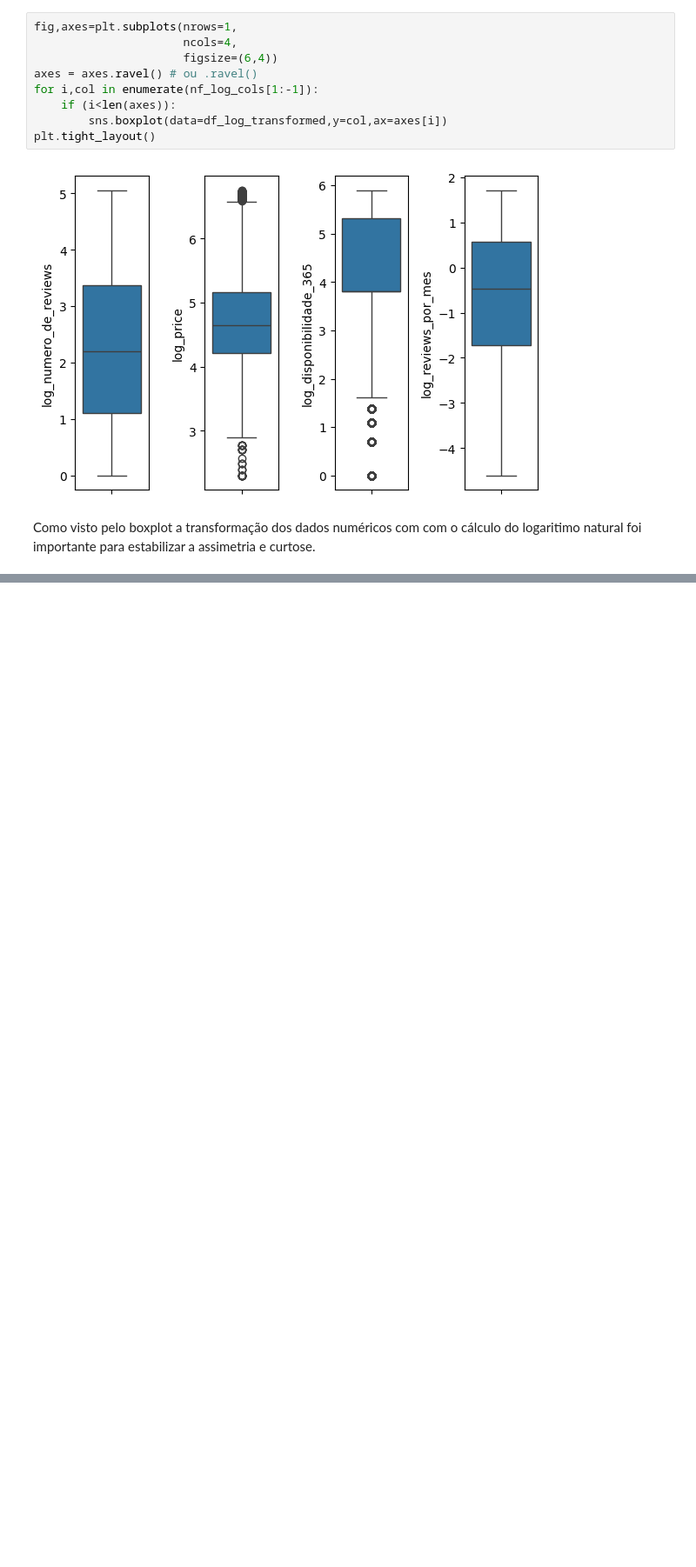
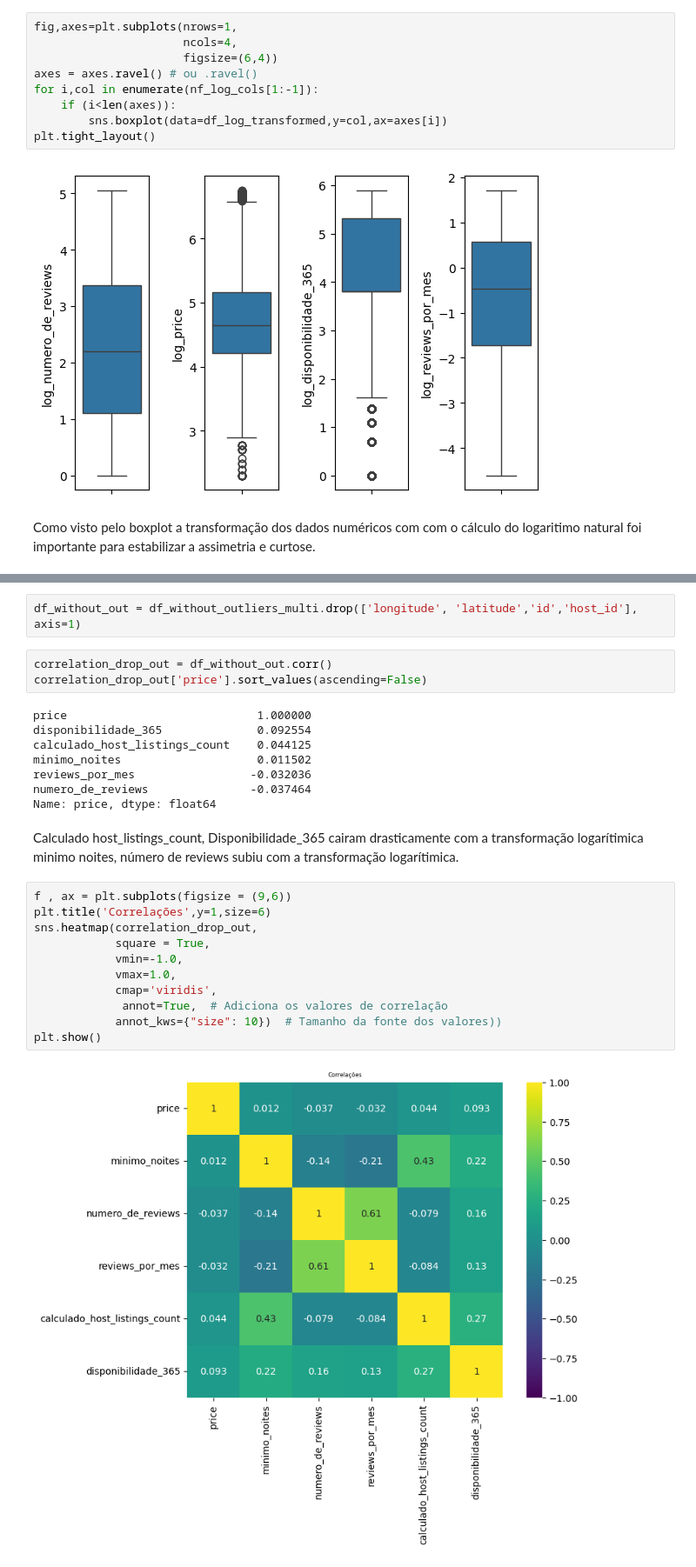
Before and after one commit to IanPerigoVianna/Lighthouse_DataScience, a Jupyter notebook: LH_CD_IAN_LUCAS_PERIGO_VIANNA.ipynb, the cells around one changed output, grey strips where cells are left out. Shown at 87% size. Drawn from its saved outputs; the diff is of its cells as text; blank space fills up the shorter version.

```diff
--- a/LH_CD_IAN_LUCAS_PERIGO_VIANNA.ipynb
+++ b/LH_CD_IAN_LUCAS_PERIGO_VIANNA.ipynb
@@ -836,0 +901,29 @@ Como visto pelo boxplot a transformação dos dados numéricos com com o cálcul
+# %%
+df_without_out = df_without_outliers_multi.drop(['longitude', 'latitude','id','host_id'], axis=1)
+# %%
+correlation_drop_out = df_without_out.corr()
+correlation_drop_out['price'].sort_values(ascending=False)
+# %% [output]
+price                            1.000000
+disponibilidade_365              0.092554
+calculado_host_listings_count    0.044125
+minimo_noites                    0.011502
+reviews_por_mes                 -0.032036
+numero_de_reviews               -0.037464
+Name: price, dtype: float64
+# %% [markdown]
+Calculado host_listings_count, Disponibilidade_365 cairam drasticamente com a transformação logarítimica
+minimo noites, número de reviews subiu com a transformação logarítimica.
+# %%
+f , ax = plt.subplots(figsize = (9,6))
+plt.title('Correlações',y=1,size=6)
+sns.heatmap(correlation_drop_out,
+            square = True,
+            vmin=-1.0,
+            vmax=1.0,
+            cmap='viridis',
+             annot=True,  # Adiciona os valores de correlação
+            annot_kws={"size": 10})  # Tamanho da fonte dos valores))
+plt.show()
+# %% [output]
+[figure, added]
```
Also changed, not shown: parts of 26 cells of this notebook.
